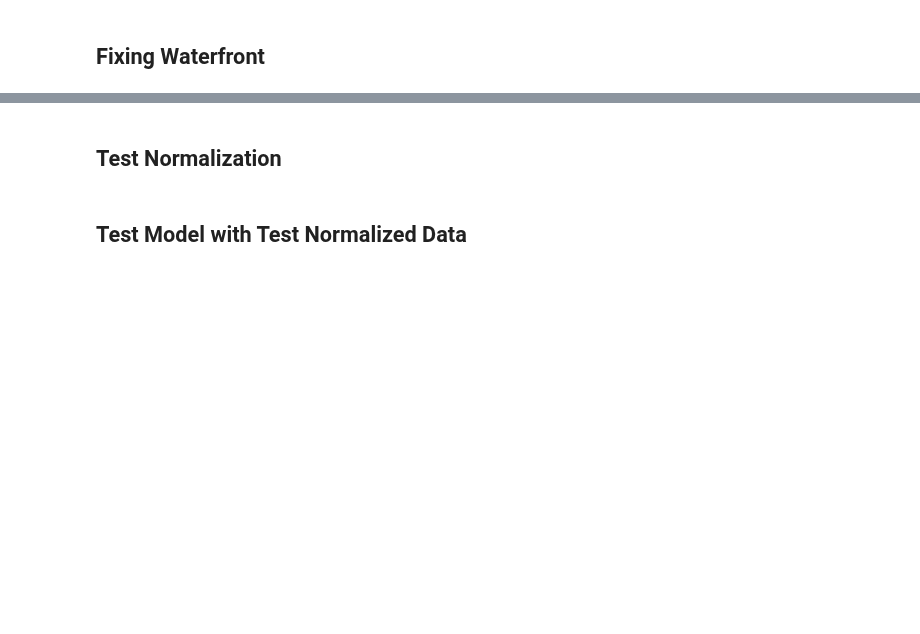
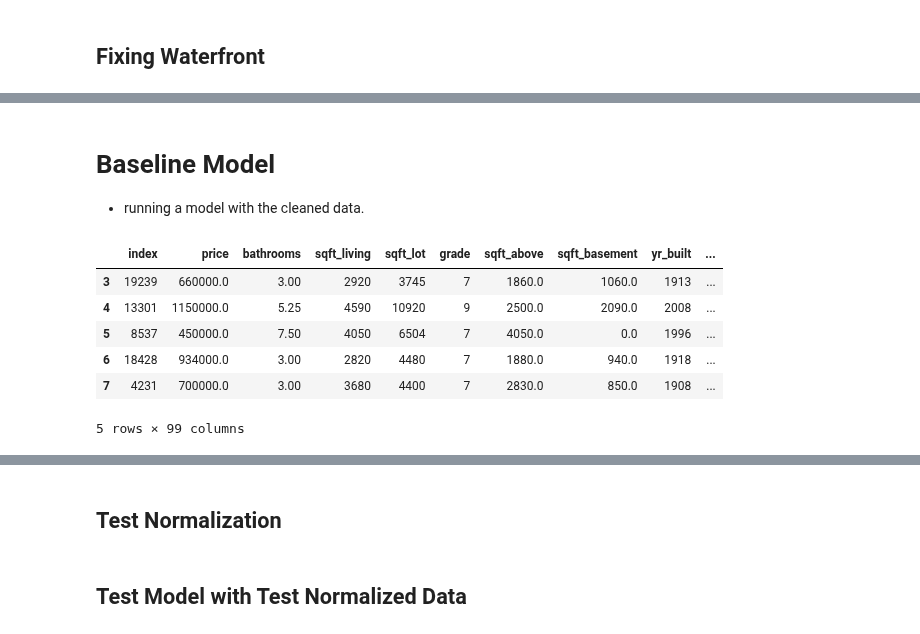
Before and after one commit to jxn628/dsc-home-price-analysis, a Jupyter notebook: student.ipynb, the cells around one changed output, grey strips where cells are left out. Drawn from its saved outputs; the diff is of its cells as text; code cells hidden in the pictures; blank space fills up the shorter version.

```diff
--- a/student.ipynb
+++ b/student.ipynb
@@ -159,0 +359,5 @@ cleaned_df.isna().sum()
+# %%
+feats = ['bedrooms','floors', 'waterfront', 'condition', 'zipcode']
+cleaned_df[feats] = cleaned_df[feats].astype(str)
+encoded_df = pd.get_dummies(cleaned_df, drop_first=True)
+encoded_df.info()
@@ -160,6 +382,17 @@ cleaned_df.isna().sum()
+# %% [markdown]
+# Baseline Model
+- running a model with the cleaned data.
 # %%
-test_df = cleaned_df
-#test_df.head()
+test_df = encoded_df
+test_df.head()
+# %% [output]
+|  | index | price | bathrooms | sqft_living | sqft_lot | grade | sqft_above | sqft_basement | yr_built | ... |
+| 3 | 19239 | 660000.0 | 3.00 | 2920 | 3745 | 7 | 1860.0 | 1060.0 | 1913 | ... |
+| 4 | 13301 | 1150000.0 | 5.25 | 4590 | 10920 | 9 | 2500.0 | 2090.0 | 2008 | ... |
+| 5 | 8537 | 450000.0 | 7.50 | 4050 | 6504 | 7 | 4050.0 | 0.0 | 1996 | ... |
+| 6 | 18428 | 934000.0 | 3.00 | 2820 | 4480 | 7 | 1880.0 | 940.0 | 1918 | ... |
+| 7 | 4231 | 700000.0 | 3.00 | 3680 | 4400 | 7 | 2830.0 | 850.0 | 1908 | ... |
+5 rows × 99 columns
 # %%
 #df = df.reset_index()
 #df = df.rename(columns={"index":"new_id"})
```
Also changed, not shown: parts of 29 cells of this notebook.
